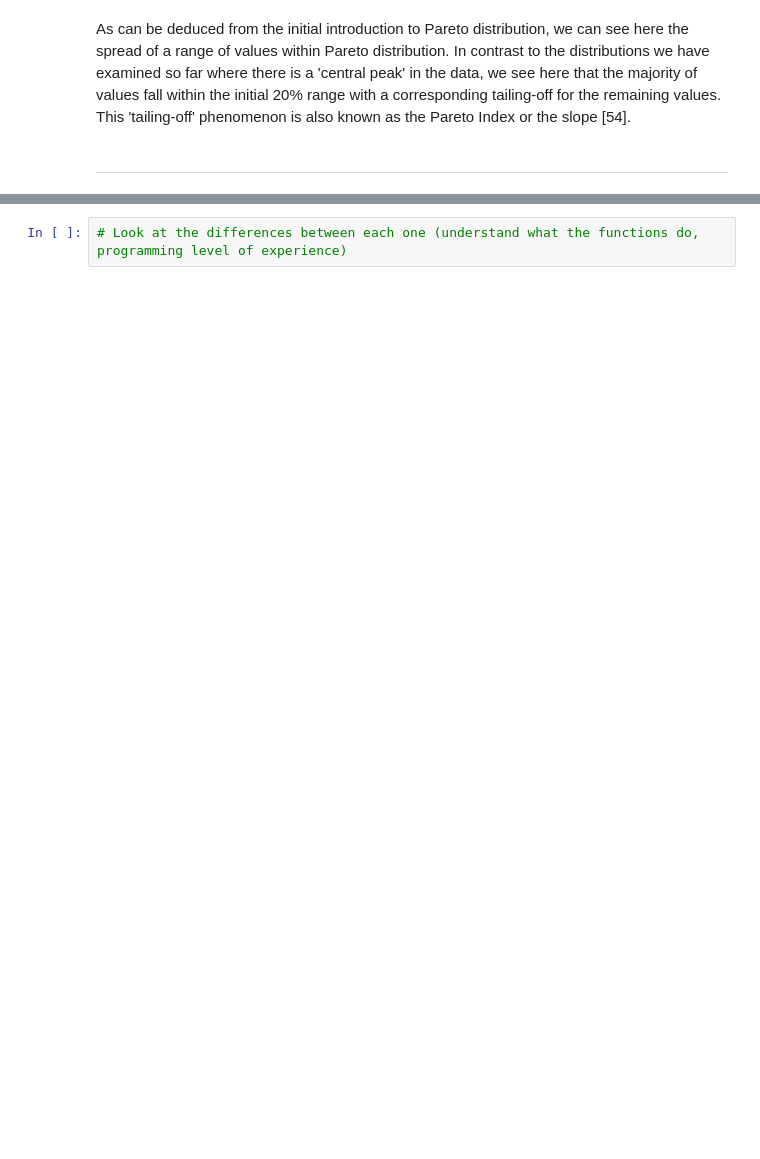
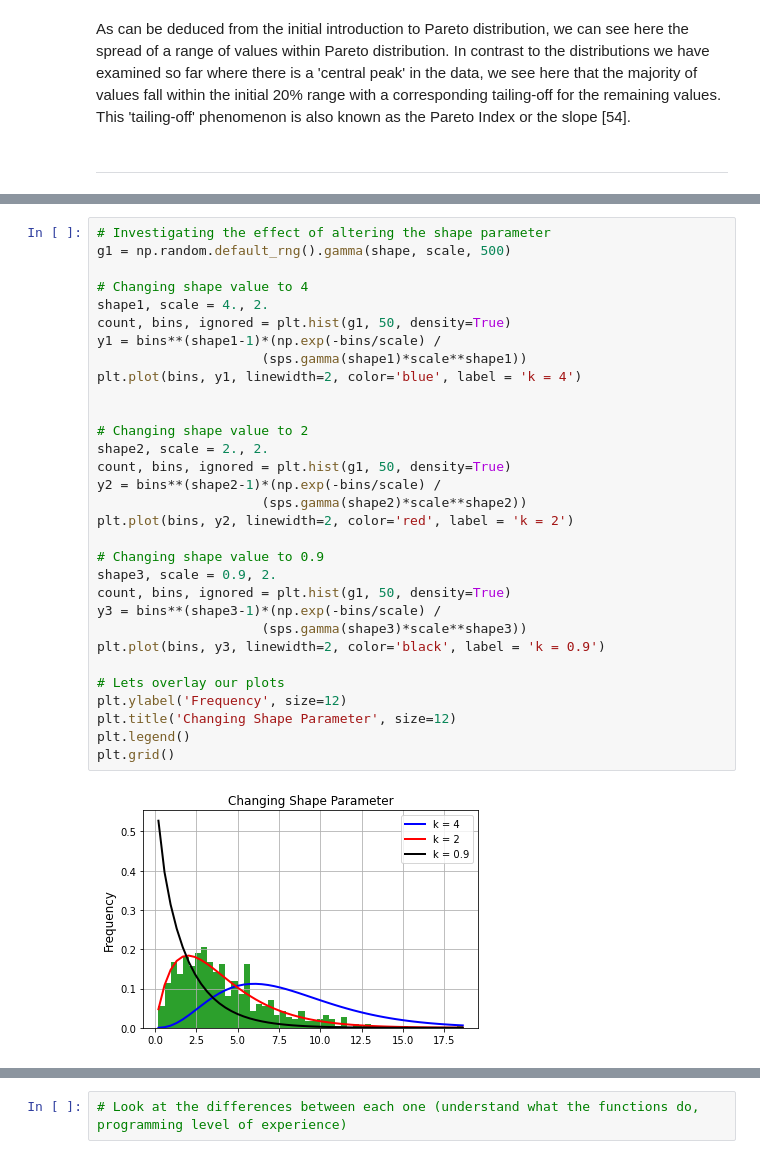
Before and after one commit to conor-mccaffrey/numpy_random, a Jupyter notebook: numpy_random.ipynb, the cells around one changed output, grey strips where cells are left out. Drawn from its saved outputs; the diff is of its cells as text; blank space fills up the shorter version.

```diff
--- a/numpy_random.ipynb
+++ b/numpy_random.ipynb
@@ -581,0 +612,33 @@ As can be deduced from the initial introduction to Pareto distribution, we can s
+# %%
+# Investigating the effect of altering the shape parameter
+g1 = np.random.default_rng().gamma(shape, scale, 500)
+
+# Changing shape value to 4
+shape1, scale = 4., 2.
+count, bins, ignored = plt.hist(g1, 50, density=True)
+y1 = bins**(shape1-1)*(np.exp(-bins/scale) /
+                     (sps.gamma(shape1)*scale**shape1))
+plt.plot(bins, y1, linewidth=2, color='blue', label = 'k = 4')
+
+
+# Changing shape value to 2
+shape2, scale = 2., 2.
+count, bins, ignored = plt.hist(g1, 50, density=True)
+y2 = bins**(shape2-1)*(np.exp(-bins/scale) /
+                     (sps.gamma(shape2)*scale**shape2))
+plt.plot(bins, y2, linewidth=2, color='red', label = 'k = 2')
+
+# Changing shape value to 0.9
+shape3, scale = 0.9, 2.
+count, bins, ignored = plt.hist(g1, 50, density=True)
+y3 = bins**(shape3-1)*(np.exp(-bins/scale) /
+                     (sps.gamma(shape3)*scale**shape3))
+plt.plot(bins, y3, linewidth=2, color='black', label = 'k = 0.9')
+
+# Lets overlay our plots
+plt.ylabel('Frequency', size=12)
+plt.title('Changing Shape Parameter', size=12)
+plt.legend()
+plt.grid()
+# %% [output]
+[figure, added]
```
Also changed, not shown: parts of 29 cells of this notebook, 2 other files.
